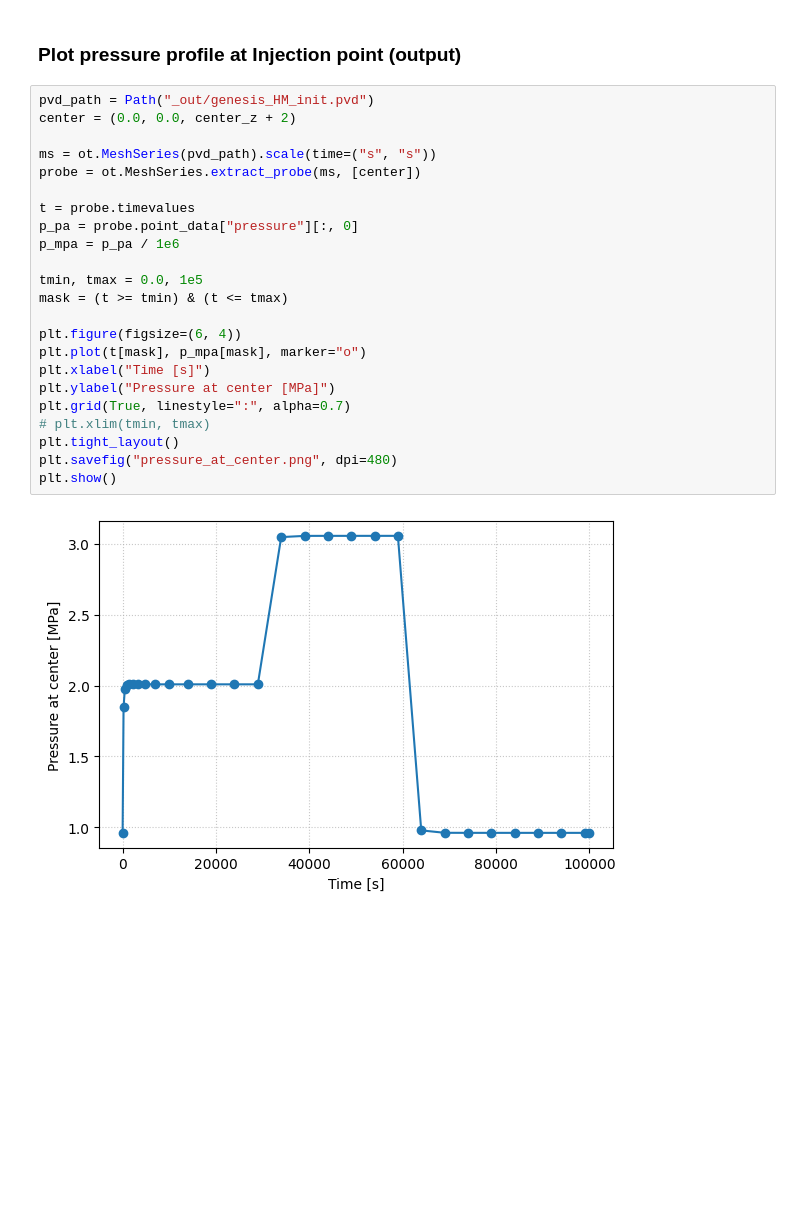
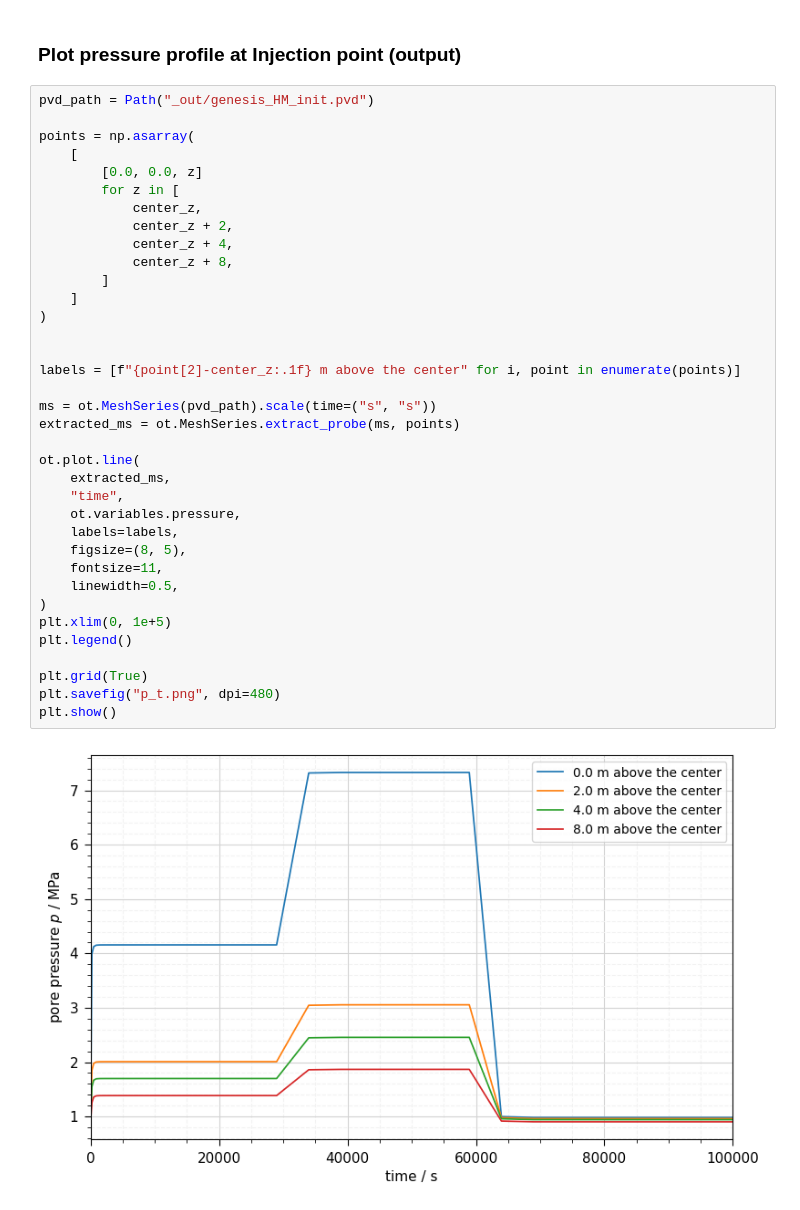
Before and after one commit to MostafaMollaali/STIMTEC, a Jupyter notebook: Fault.ipynb, the cells around one changed output. Drawn from its saved outputs; the diff is of its cells as text; blank space fills up the shorter version.

Commit message:
feat: plot on more points

```diff
--- a/Fault.ipynb
+++ b/Fault.ipynb
@@ -785,26 +785,39 @@ Saved to: /home/wenqing/Projects/Fault/_out/figs
 ### Plot pressure profile at Injection point (output)
 # %%
 pvd_path = Path("_out/genesis_HM_init.pvd")
-center = (0.0, 0.0, center_z + 2)
+
+points = np.asarray(
+    [
+        [0.0, 0.0, z]
+        for z in [
+            center_z,
+            center_z + 2,
+            center_z + 4,
+            center_z + 8,
+        ]
+    ]
+)
+
+
+labels = [f"{point[2]-center_z:.1f} m above the center" for i, point in enumerate(points)]
 
 ms = ot.MeshSeries(pvd_path).scale(time=("s", "s"))
-probe = ot.MeshSeries.extract_probe(ms, [center])
+extracted_ms = ot.MeshSeries.extract_probe(ms, points)
 
-t = probe.timevalues
-p_pa = probe.point_data["pressure"][:, 0]
-p_mpa = p_pa / 1e6
+ot.plot.line(
+    extracted_ms,
+    "time",
+    ot.variables.pressure,
+    labels=labels,
+    figsize=(8, 5),
+    fontsize=11,
+    linewidth=0.5,
+)
+plt.xlim(0, 1e+5)
+plt.legend()
 
-tmin, tmax = 0.0, 1e5
-mask = (t >= tmin) & (t <= tmax)
-
-plt.figure(figsize=(6, 4))
-plt.plot(t[mask], p_mpa[mask], marker="o")
-plt.xlabel("Time [s]")
-plt.ylabel("Pressure at center [MPa]")
-plt.grid(True, linestyle=":", alpha=0.7)
-# plt.xlim(tmin, tmax)
-plt.tight_layout()
-plt.savefig("pressure_at_center.png", dpi=480)
+plt.grid(True)
+plt.savefig("p_t.png", dpi=480)
 plt.show()
 # %% [output]
-[figure, old version]
+[figure, new version]
```
